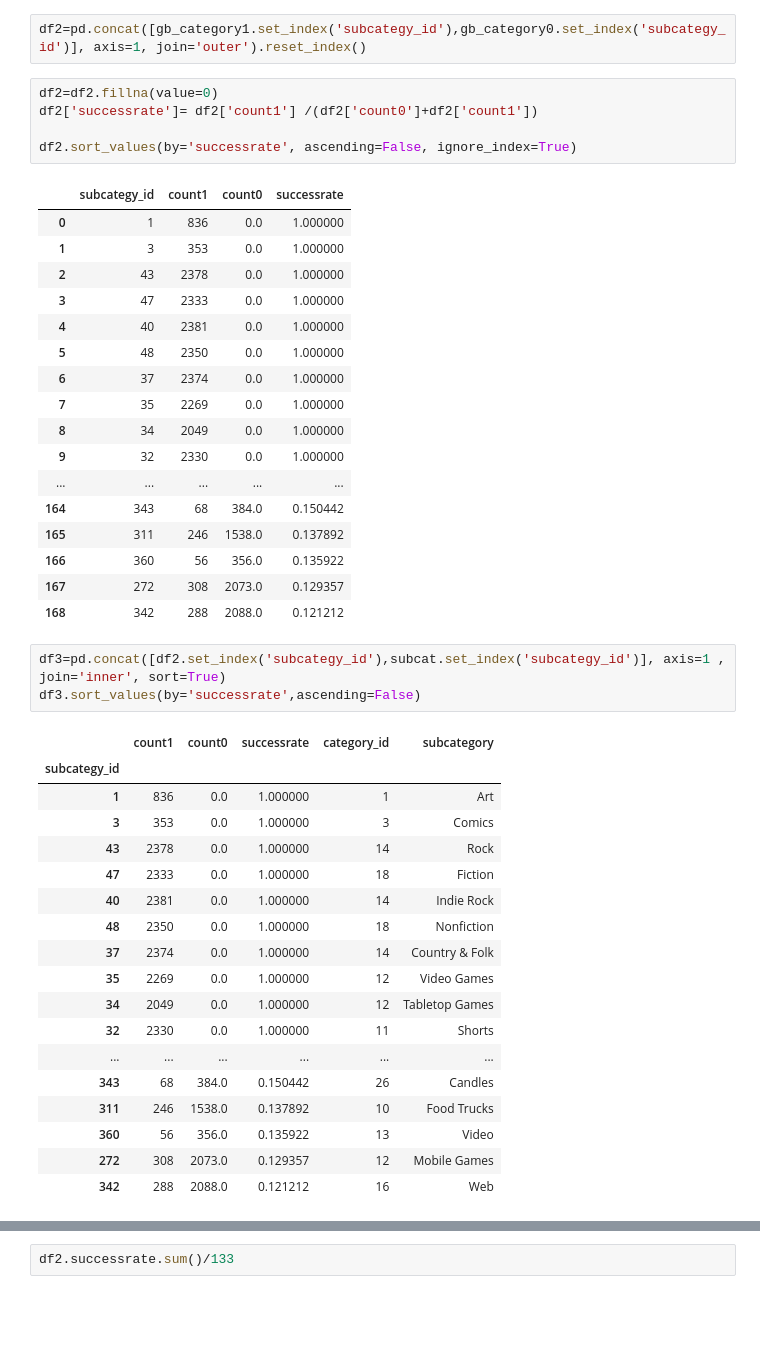
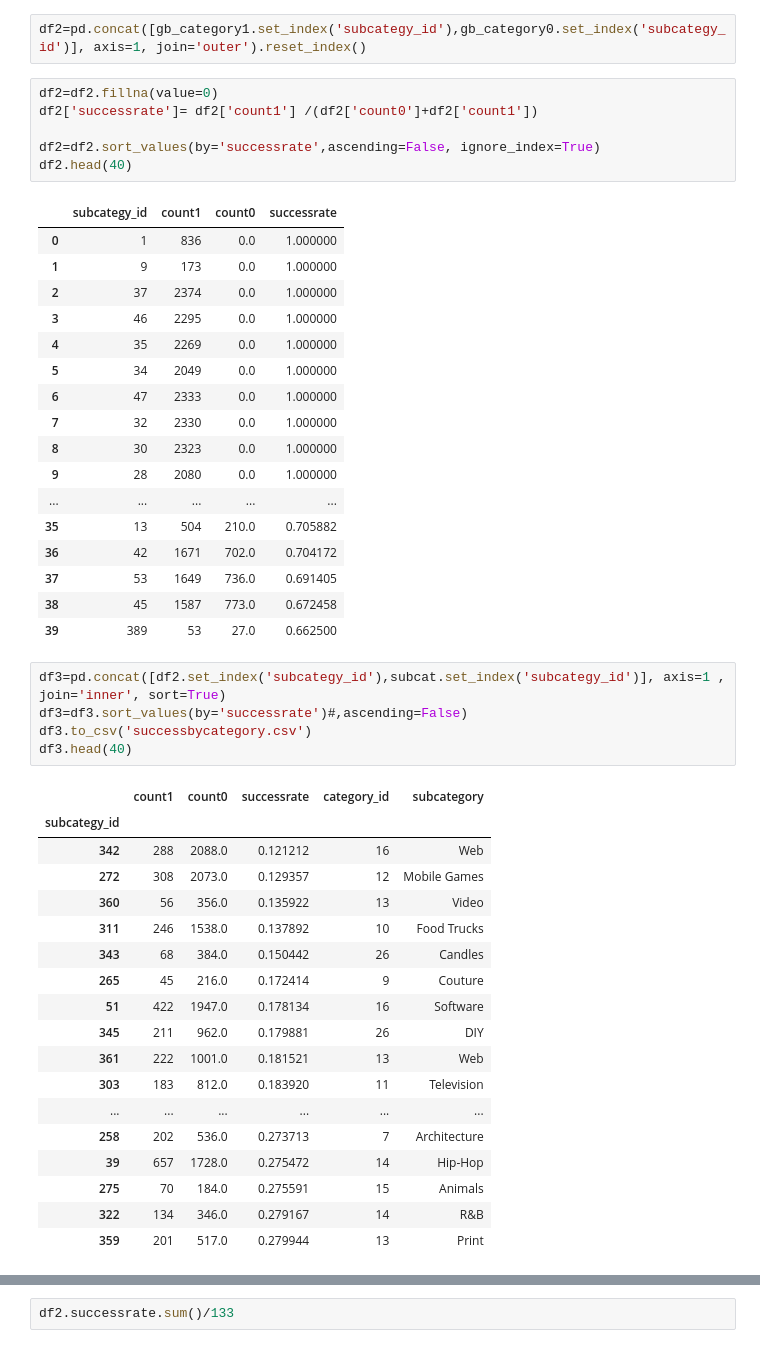
Before and after one commit to yvesgl1/kickstar, a Jupyter notebook: notebooks/3_tree_models.ipynb, the cells around one changed output, grey strips where cells are left out. Drawn from its saved outputs; the diff is of its cells as text; blank space fills up the shorter version.

```diff
--- a/notebooks/3_tree_models.ipynb
+++ b/notebooks/3_tree_models.ipynb
@@ -651,44 +627,47 @@ df2=pd.concat([gb_category1.set_index('subcategy_id'),gb_category0.set_index('su
 df2=df2.fillna(value=0)
 df2['successrate']= df2['count1'] /(df2['count0']+df2['count1'])
 
-df2.sort_values(by='successrate', ascending=False, ignore_index=True)
+df2=df2.sort_values(by='successrate',ascending=False, ignore_index=True)
+df2.head(40)
 # %% [output]
 |  | subcategy_id | count1 | count0 | successrate |
 | 0 | 1 | 836 | 0.0 | 1.000000 |
-| 1 | 3 | 353 | 0.0 | 1.000000 |
-| 2 | 43 | 2378 | 0.0 | 1.000000 |
-| 3 | 47 | 2333 | 0.0 | 1.000000 |
-| 4 | 40 | 2381 | 0.0 | 1.000000 |
-| 5 | 48 | 2350 | 0.0 | 1.000000 |
-| 6 | 37 | 2374 | 0.0 | 1.000000 |
-| 7 | 35 | 2269 | 0.0 | 1.000000 |
-| 8 | 34 | 2049 | 0.0 | 1.000000 |
-| 9 | 32 | 2330 | 0.0 | 1.000000 |
+| 1 | 9 | 173 | 0.0 | 1.000000 |
+| 2 | 37 | 2374 | 0.0 | 1.000000 |
+| 3 | 46 | 2295 | 0.0 | 1.000000 |
+| 4 | 35 | 2269 | 0.0 | 1.000000 |
+| 5 | 34 | 2049 | 0.0 | 1.000000 |
+| 6 | 47 | 2333 | 0.0 | 1.000000 |
+| 7 | 32 | 2330 | 0.0 | 1.000000 |
+| 8 | 30 | 2323 | 0.0 | 1.000000 |
+| 9 | 28 | 2080 | 0.0 | 1.000000 |
 | ... | ... | ... | ... | ... |
-| 164 | 343 | 68 | 384.0 | 0.150442 |
-| 165 | 311 | 246 | 1538.0 | 0.137892 |
-| 166 | 360 | 56 | 356.0 | 0.135922 |
-| 167 | 272 | 308 | 2073.0 | 0.129357 |
-| 168 | 342 | 288 | 2088.0 | 0.121212 |
+| 35 | 13 | 504 | 210.0 | 0.705882 |
+| 36 | 42 | 1671 | 702.0 | 0.704172 |
+| 37 | 53 | 1649 | 736.0 | 0.691405 |
+| 38 | 45 | 1587 | 773.0 | 0.672458 |
+| 39 | 389 | 53 | 27.0 | 0.662500 |
 # %%
 df3=pd.concat([df2.set_index('subcategy_id'),subcat.set_index('subcategy_id')], axis=1 , join='inner', sort=True)
-df3.sort_values(by='successrate',ascending=False)
+df3=df3.sort_values(by='successrate')#,ascending=False)
+df3.to_csv('successbycategory.csv')
+df3.head(40)
 # %% [output]
 |  | count1 | count0 | successrate | category_id | subcategory |
 | subcategy_id |  |  |  |  |  |
-| 1 | 836 | 0.0 | 1.000000 | 1 | Art |
-| 3 | 353 | 0.0 | 1.000000 | 3 | Comics |
-| 43 | 2378 | 0.0 | 1.000000 | 14 | Rock |
-| 47 | 2333 | 0.0 | 1.000000 | 18 | Fiction |
-| 40 | 2381 | 0.0 | 1.000000 | 14 | Indie Rock |
-| 48 | 2350 | 0.0 | 1.000000 | 18 | Nonfiction |
-| 37 | 2374 | 0.0 | 1.000000 | 14 | Country & Folk |
-| 35 | 2269 | 0.0 | 1.000000 | 12 | Video Games |
-| 34 | 2049 | 0.0 | 1.000000 | 12 | Tabletop Games |
-| 32 | 2330 | 0.0 | 1.000000 | 11 | Shorts |
+| 342 | 288 | 2088.0 | 0.121212 | 16 | Web |
+| 272 | 308 | 2073.0 | 0.129357 | 12 | Mobile Games |
+| 360 | 56 | 356.0 | 0.135922 | 13 | Video |
+| 311 | 246 | 1538.0 | 0.137892 | 10 | Food Trucks |
+| 343 | 68 | 384.0 | 0.150442 | 26 | Candles |
+| 265 | 45 | 216.0 | 0.172414 | 9 | Couture |
+| 51 | 422 | 1947.0 | 0.178134 | 16 | Software |
+| 345 | 211 | 962.0 | 0.179881 | 26 | DIY |
+| 361 | 222 | 1001.0 | 0.181521 | 13 | Web |
+| 303 | 183 | 812.0 | 0.183920 | 11 | Television |
 | ... | ... | ... | ... | ... | ... |
-| 343 | 68 | 384.0 | 0.150442 | 26 | Candles |
-| 311 | 246 | 1538.0 | 0.137892 | 10 | Food Trucks |
-| 360 | 56 | 356.0 | 0.135922 | 13 | Video |
-| 272 | 308 | 2073.0 | 0.129357 | 12 | Mobile Games |
-| 342 | 288 | 2088.0 | 0.121212 | 16 | Web |
+| 258 | 202 | 536.0 | 0.273713 | 7 | Architecture |
+| 39 | 657 | 1728.0 | 0.275472 | 14 | Hip-Hop |
+| 275 | 70 | 184.0 | 0.275591 | 15 | Animals |
+| 322 | 134 | 346.0 | 0.279167 | 14 | R&B |
+| 359 | 201 | 517.0 | 0.279944 | 13 | Print |
```
Also changed, not shown: parts of 23 cells of this notebook, 1 other file.
